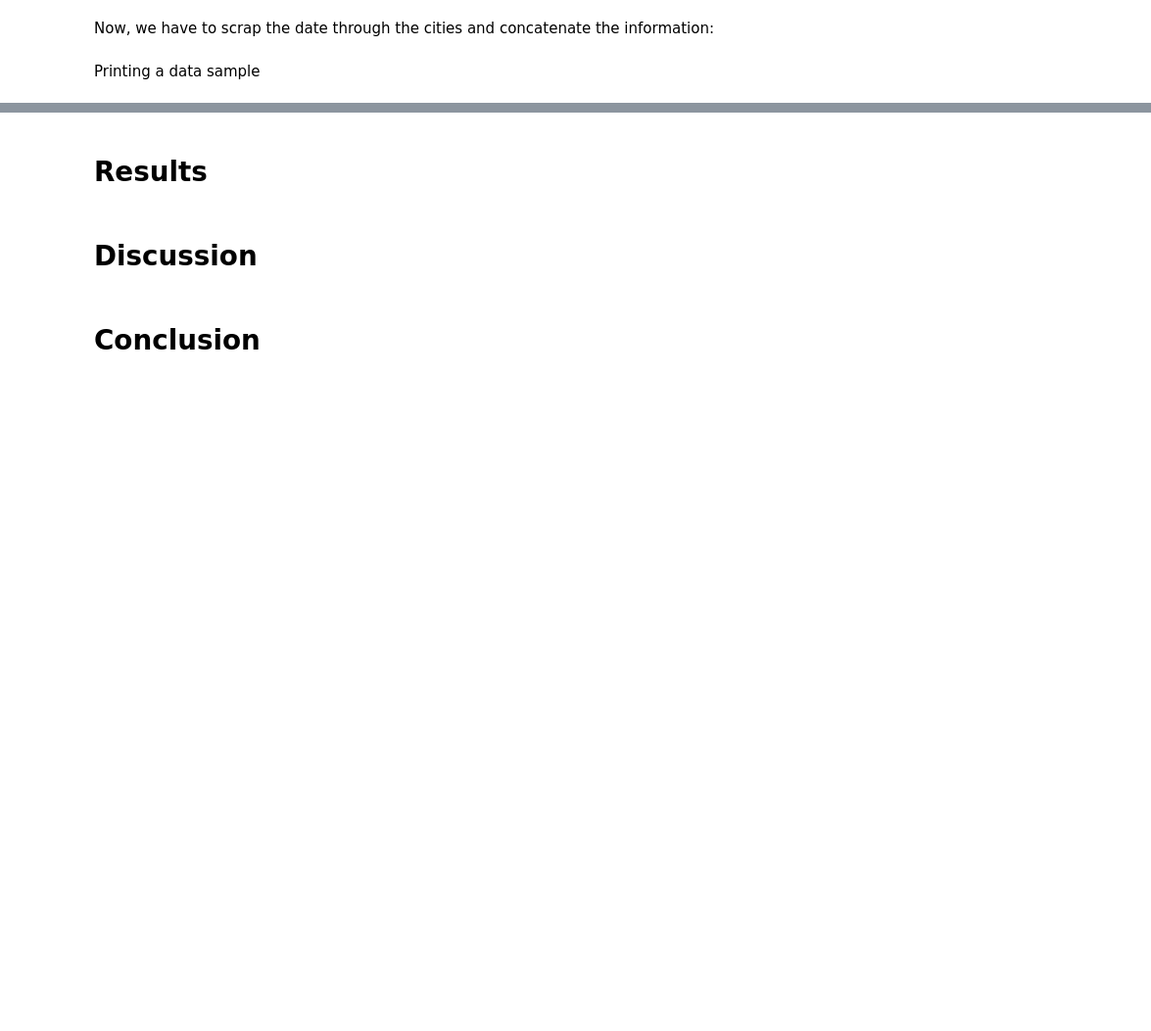
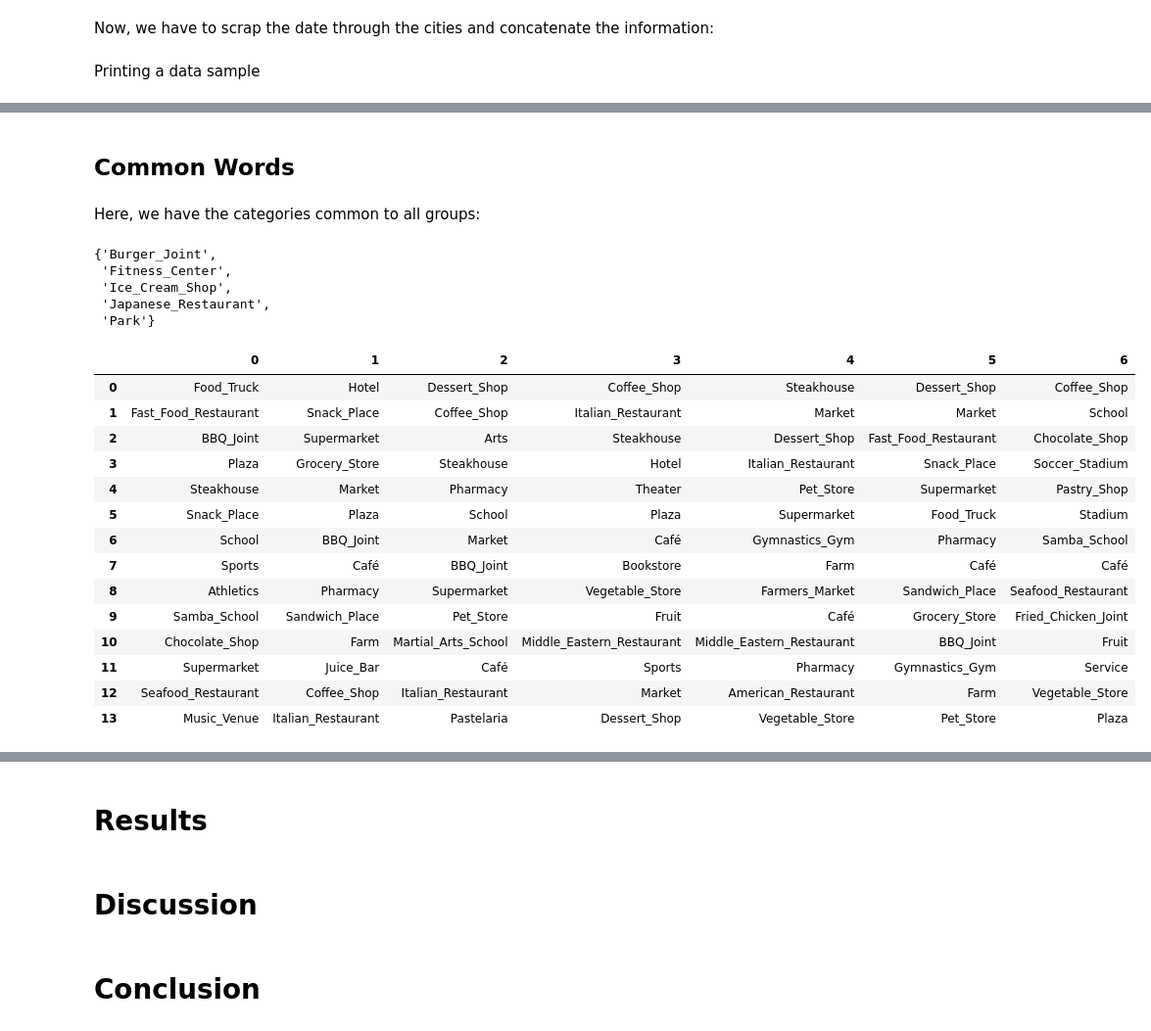
Before and after one commit to emdemor/Coursera_Capstone, a Jupyter notebook: coursera_capstone_Week_5.ipynb, the cells around one changed output, grey strips where cells are left out. Shown at 98% size. Cells and saved outputs as stored; diff of their text form; code cells hidden in the pictures; blank space fills up the shorter version.

```diff
--- a/coursera_capstone_Week_5.ipynb
+++ b/coursera_capstone_Week_5.ipynb
@@ -142,0 +647,45 @@ df.to_csv(
+# %% [markdown]
+## Common Words
+# %% [markdown]
+Here, we have the categories common to all groups:
+# %%
+col = 0
+
+# words common to all columns
+common = set(df_words[0])
+for i in range(1,df_words.shape[1]):
+    common = common.intersection(set(df_words[i]))
+
+common
+# %% [output]
+{'Burger_Joint',
+ 'Fitness_Center',
+ 'Ice_Cream_Shop',
+ 'Japanese_Restaurant',
+ 'Park'}
+# %%
+
+pd.DataFrame(
+    dict(
+        [
+            (i,tuple(filter(lambda x: x not in common, df_words[i])))
+            for i in range(df_words.shape[1])
+        ]
+    )
+)
+# %% [output]
+|  | 0 | 1 | 2 | 3 | 4 | 5 | 6 |
+| 0 | Food_Truck | Hotel | Dessert_Shop | Coffee_Shop | Steakhouse | Dessert_Shop | Coffee_Shop |
+| 1 | Fast_Food_Restaurant | Snack_Place | Coffee_Shop | Italian_Restaurant | Market | Market | School |
+| 2 | BBQ_Joint | Supermarket | Arts | Steakhouse | Dessert_Shop | Fast_Food_Restaurant | Chocolate_Shop |
+| 3 | Plaza | Grocery_Store | Steakhouse | Hotel | Italian_Restaurant | Snack_Place | Soccer_Stadium |
+| 4 | Steakhouse | Market | Pharmacy | Theater | Pet_Store | Supermarket | Pastry_Shop |
+| 5 | Snack_Place | Plaza | School | Plaza | Supermarket | Food_Truck | Stadium |
+| 6 | School | BBQ_Joint | Market | Café | Gymnastics_Gym | Pharmacy | Samba_School |
+| 7 | Sports | Café | BBQ_Joint | Bookstore | Farm | Café | Café |
+| 8 | Athletics | Pharmacy | Supermarket | Vegetable_Store | Farmers_Market | Sandwich_Place | Seafood_Restaurant |
+| 9 | Samba_School | Sandwich_Place | Pet_Store | Fruit | Café | Grocery_Store | Fried_Chicken_Joint |
+| 10 | Chocolate_Shop | Farm | Martial_Arts_School | Middle_Eastern_Restaurant | Middle_Eastern_Restaurant | BBQ_Joint | Fruit |
+| 11 | Supermarket | Juice_Bar | Café | Sports | Pharmacy | Gymnastics_Gym | Service |
+| 12 | Seafood_Restaurant | Coffee_Shop | Italian_Restaurant | Market | American_Restaurant | Farm | Vegetable_Store |
+| 13 | Music_Venue | Italian_Restaurant | Pastelaria | Dessert_Shop | Vegetable_Store | Pet_Store | Plaza |
```
Also changed, not shown: parts of 62 cells of this notebook, 25 other files.
